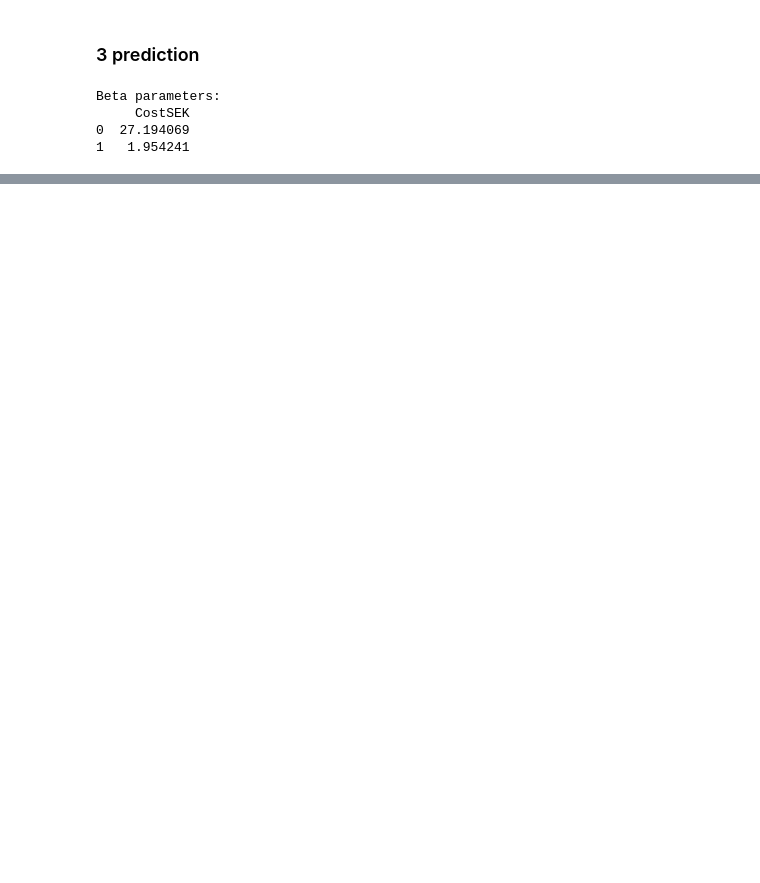
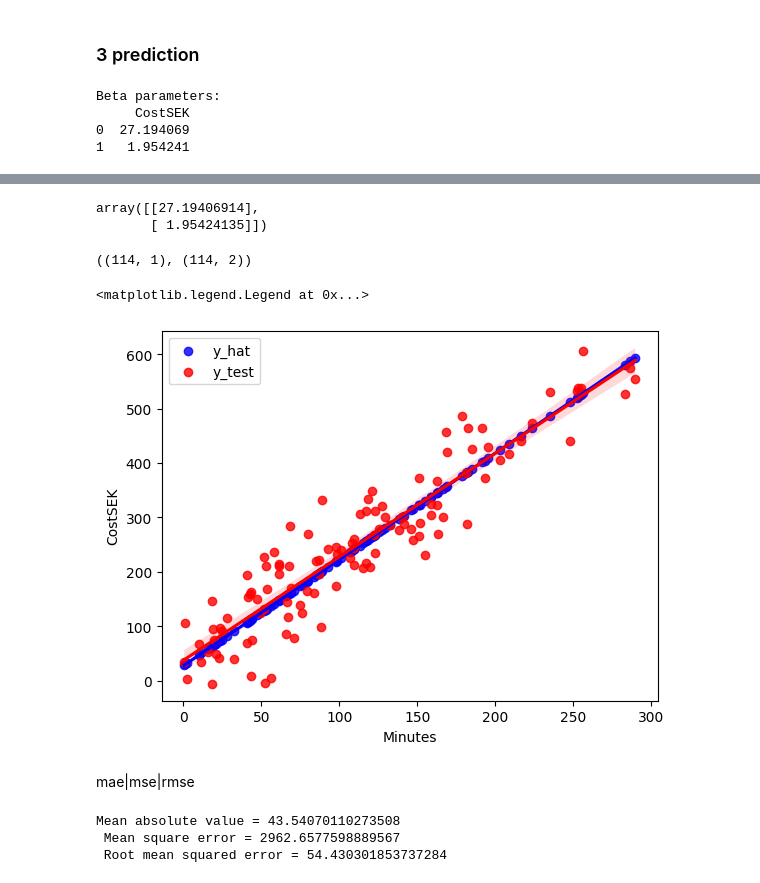
Before and after one commit to CyrilleKolle/Machine-Learning-Cyrille-Ngide, a Jupyter notebook: exercices/Linear-regression.ipynb, the cells around one changed output, grey strips where cells are left out. Drawn from its saved outputs; the diff is of its cells as text; code cells hidden in the pictures; blank space fills up the shorter version.

```diff
--- a/exercices/Linear-regression.ipynb
+++ b/exercices/Linear-regression.ipynb
@@ -206,0 +232,18 @@ ValueError: all the input array dimensions for the concatenation axis must match
+# %%
+beta_hat
+# %% [output]
+array([[27.19406914],
+       [ 1.95424135]])
+# %%
+y_hat.shape, X_test.shape
+# %% [output]
+((114, 1), (114, 2))
+# %%
+ax = sns.regplot(x=X_test['Minutes'], y=y_hat, label='y_hat', color='blue')
+sns.regplot(x=X_test['Minutes'], y=y_test, label='y_test', color='red')
+plt.legend()
+# %% [output]
+<matplotlib.legend.Legend at 0x...>
+[figure, added]
+# %% [markdown]
+mae|mse|rmse
@@ -206,0 +254,10 @@ ValueError: all the input array dimensions for the concatenation axis must match
+# %%
+mae = 1/m * np.sum(np.abs(y_test['CostSEK']-y_hat))
+mse = 1/m * np.sum((y_test['CostSEK']-y_hat)**2)
+rmse = np.sqrt(mse)
+
+print(f"Mean absolute value = {mae} \n Mean square error = {mse} \n Root mean squared error = {rmse}")
+# %% [output]
+Mean absolute value = 43.54070110273508
+ Mean square error = 2962.6577598889567
+ Root mean squared error = 54.430301853737284
```
Also changed, not shown: parts of 13 cells of this notebook.
